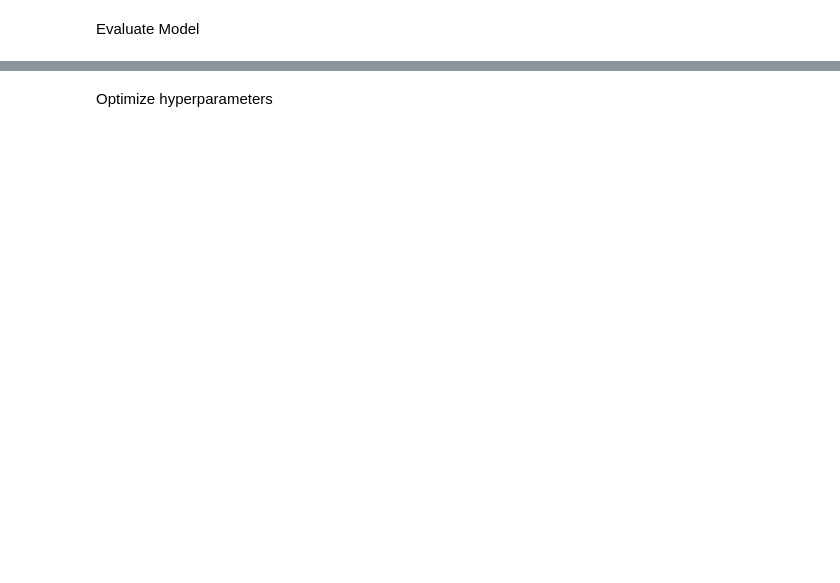
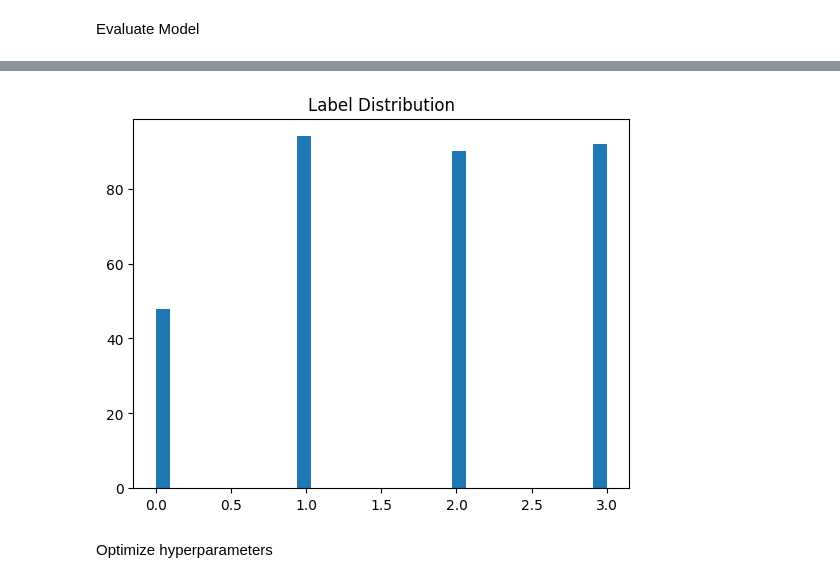
Before and after one commit to mr-kelsey/su25-aai511-group6, a Jupyter notebook: Notebooks/LSTM.ipynb, the cells around one changed output, grey strips where cells are left out. Saved outputs shown, nothing was run; the diff lists cells and outputs as text; code cells hidden in the pictures; blank space fills up the shorter version.

```diff
--- a/Notebooks/LSTM.ipynb
+++ b/Notebooks/LSTM.ipynb
@@ -279,2 +457,9 @@ fig_, ax_ = metric.plot()
+# %%
+import matplotlib.pyplot as plt
+plt.hist(truth.cpu().numpy(), bins=32)
+plt.title("Label Distribution")
+plt.show()
+# %% [output]
+[figure, added]
 # %% [markdown]
 Optimize hyperparameters
```
Also changed, not shown: parts of 27 cells of this notebook, 1 other file.
